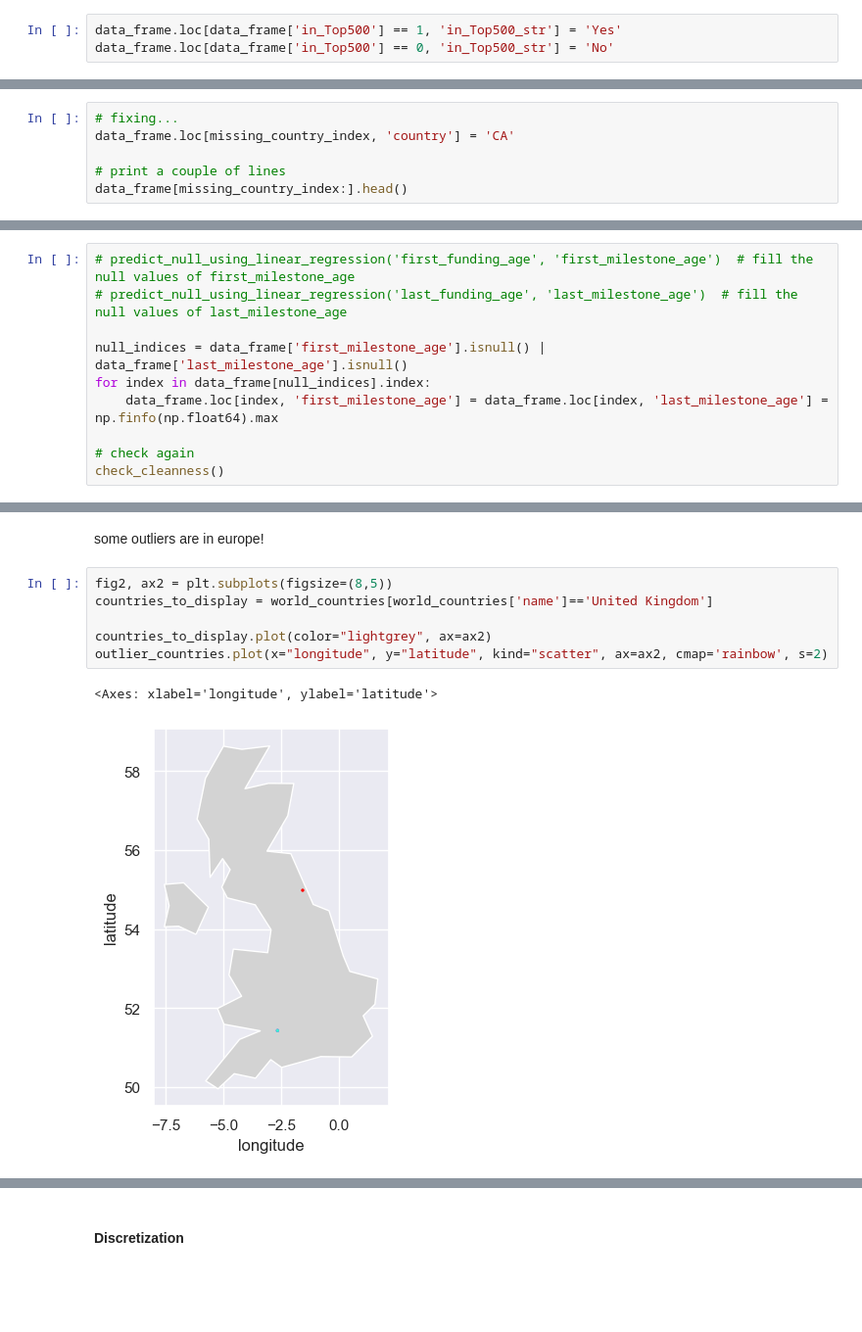
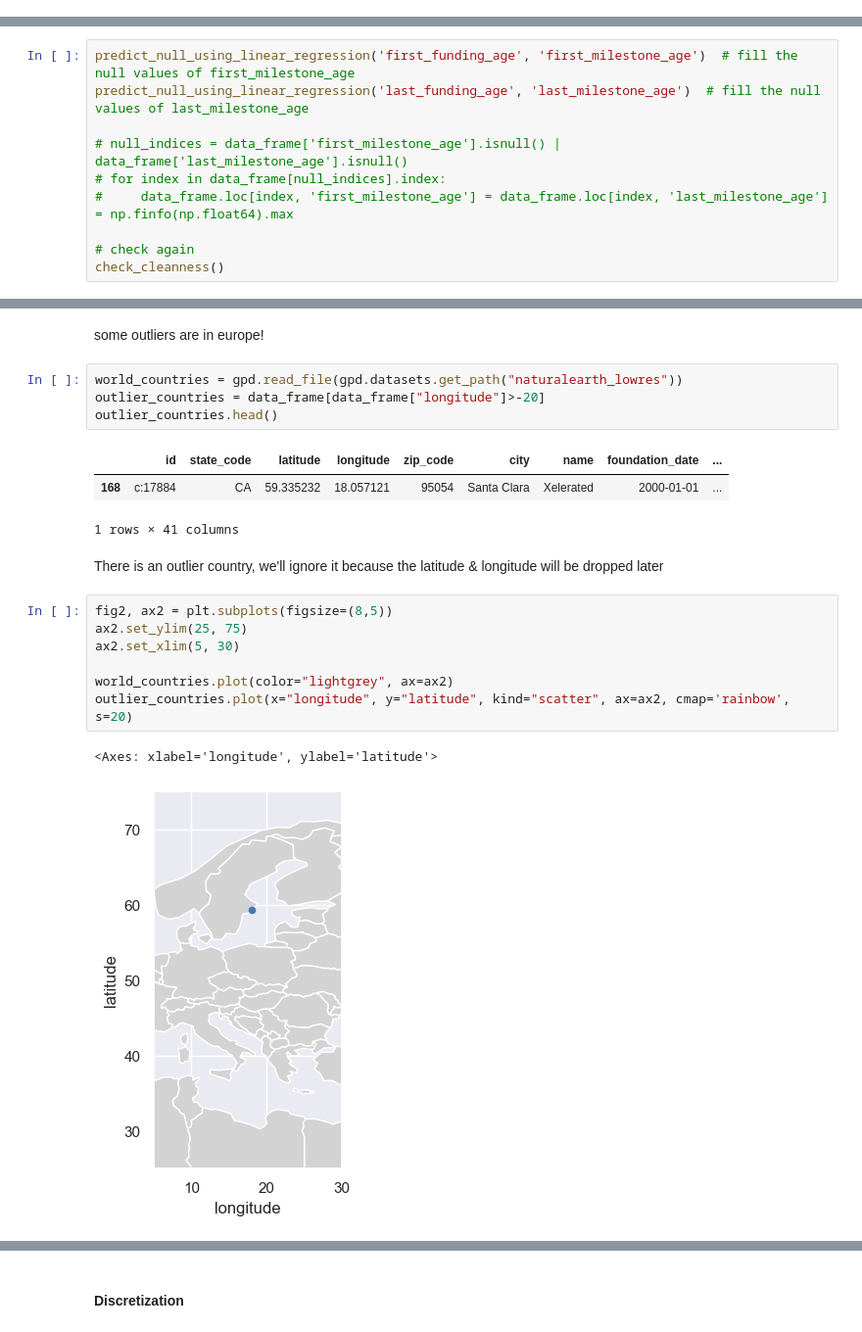
Before and after one commit to Liri-Be/DataMining, a Jupyter notebook: part-2/part2.ipynb, the cells around one changed output, grey strips where cells are left out. Shown at 98% size. Cells and saved outputs as stored; diff of their text form; blank space fills up the shorter version.

Commit message:
part1 of part2 until pca and milestone

```diff
--- a/part-2/part2.ipynb
+++ b/part-2/part2.ipynb
@@ -368,3 +57,0 @@ data_frame.loc[data_frame['in_otherstate'] == 1, 'country'] = 'other-state'
-# %%
-data_frame.loc[data_frame['in_Top500'] == 1, 'in_Top500_str'] = 'Yes'
-data_frame.loc[data_frame['in_Top500'] == 0, 'in_Top500_str'] = 'No'
@@ -491,6 +112,0 @@ looks like CA is the correct country! we'll fix it -> from that we can understan
-# %%
-# fixing...
-data_frame.loc[missing_country_index, 'country'] = 'CA'
-
-# print a couple of lines
-data_frame[missing_country_index:].head()
@@ -538,12 +148,12 @@ def predict_null_using_linear_regression(x_label, y_label):
 # %% [markdown]
 But we also saw that the first milestone age and the last milestone age have missing values each time the startup didn't have any milestones, so we'll fill those missing values with ???????.
 # %%
-# predict_null_using_linear_regression('first_funding_age', 'first_milestone_age')  # fill the null values of first_milestone_age
-# predict_null_using_linear_regression('last_funding_age', 'last_milestone_age')  # fill the null values of last_milestone_age
+predict_null_using_linear_regression('first_funding_age', 'first_milestone_age')  # fill the null values of first_milestone_age
+predict_null_using_linear_regression('last_funding_age', 'last_milestone_age')  # fill the null values of last_milestone_age
 
-null_indices = data_frame['first_milestone_age'].isnull() | data_frame['last_milestone_age'].isnull()
-for index in data_frame[null_indices].index:
-    data_frame.loc[index, 'first_milestone_age'] = data_frame.loc[index, 'last_milestone_age'] = np.finfo(np.float64).max
+# null_indices = data_frame['first_milestone_age'].isnull() | data_frame['last_milestone_age'].isnull()
+# for index in data_frame[null_indices].index:
+#     data_frame.loc[index, 'first_milestone_age'] = data_frame.loc[index, 'last_milestone_age'] = np.finfo(np.float64).max
 
 # check again
 check_cleanness()
@@ -782,12 +356,23 @@ Outliers for avg_group_size:
 ##### Outliers in the longitude and latitude - according to the map we saw before, we can see that there are some outliers in the longitude and latitude
 # %% [markdown]
 some outliers are in europe!
+# %%
+world_countries = gpd.read_file(gpd.datasets.get_path("naturalearth_lowres"))
+outlier_countries = data_frame[data_frame["longitude"]>-20]
+outlier_countries.head()
+# %% [output]
+|  | id | state_code | latitude | longitude | zip_code | city | name | foundation_date | ... |
+| 168 | c:17884 | CA | 59.335232 | 18.057121 | 95054 | Santa Clara | Xelerated | 2000-01-01 | ... |
+1 rows × 41 columns
+# %% [markdown]
+There is an outlier country, we'll ignore it because the latitude & longitude will be dropped later
 # %%
 fig2, ax2 = plt.subplots(figsize=(8,5))
-countries_to_display = world_countries[world_countries['name']=='United Kingdom']
+ax2.set_ylim(25, 75)
+ax2.set_xlim(5, 30)
 
-countries_to_display.plot(color="lightgrey", ax=ax2)
-outlier_countries.plot(x="longitude", y="latitude", kind="scatter", ax=ax2, cmap='rainbow', s=2)
+world_countries.plot(color="lightgrey", ax=ax2)
+outlier_countries.plot(x="longitude", y="latitude", kind="scatter", ax=ax2, cmap='rainbow', s=20)
 # %% [output]
 <Axes: xlabel='longitude', ylabel='latitude'>
-[figure, old version]
+[figure, new version]
```
Also changed, not shown: parts of 86 cells of this notebook, 1 other file.
